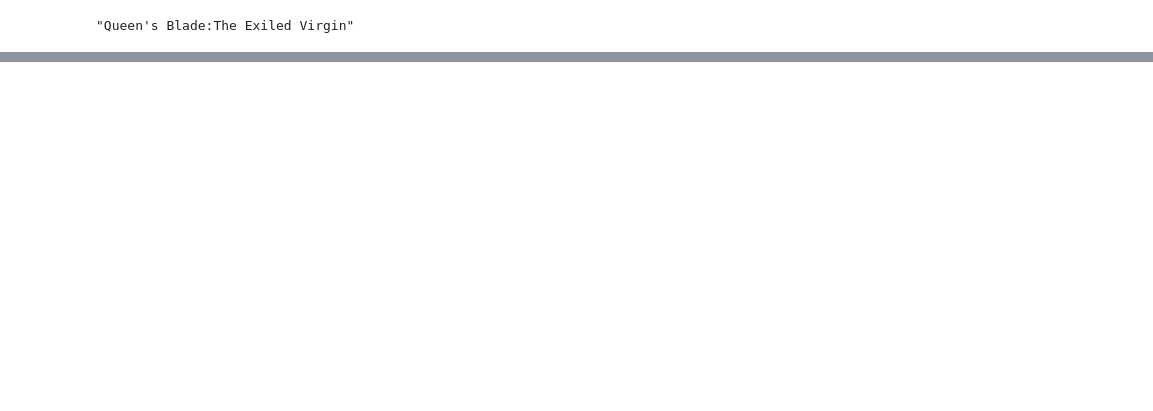
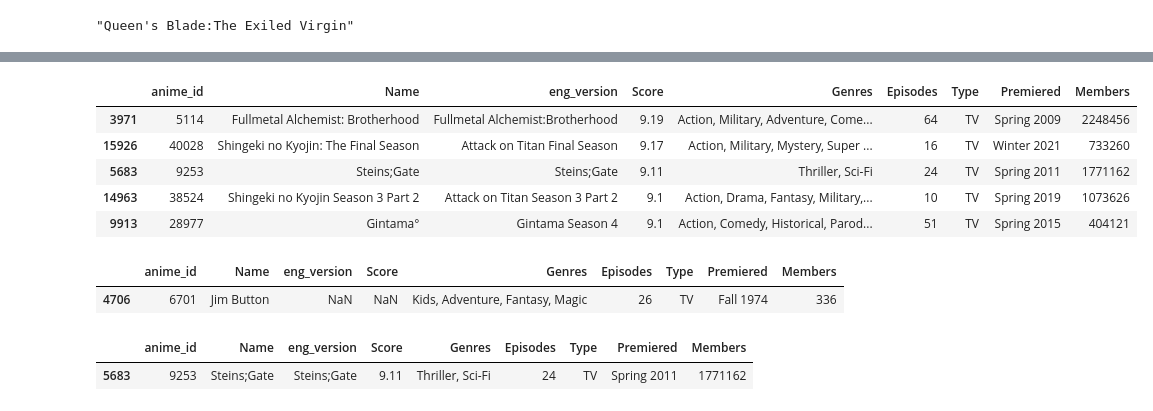
Before and after one commit to vikramjitbora/Anime-RecSys, a Jupyter notebook: notebooks/Recsys.ipynb, the cells around one changed output, grey strips where cells are left out. Saved outputs shown, nothing was run; the diff lists cells and outputs as text; code cells hidden in the pictures; blank space fills up the shorter version.

```diff
--- a/notebooks/Recsys.ipynb
+++ b/notebooks/Recsys.ipynb
@@ -442,0 +470,2 @@ getAnimeName(6704)
+# %%
+df = df[["anime_id" , "Name", "eng_version","Score","Genres","Episodes","Type","Premiered","Members"]]
@@ -442,0 +491,15 @@ getAnimeName(6704)
+# %%
+df.sort_values(by=["Score"],
+               inplace=True,
+               ascending=False,
+               kind="quicksort",
+               na_position="last")
+# %%
+df.head()
+# %% [output]
+|  | anime_id | Name | eng_version | Score | Genres | Episodes | Type | Premiered | Members |
+| 3971 | 5114 | Fullmetal Alchemist: Brotherhood | Fullmetal Alchemist:Brotherhood | 9.19 | Action, Military, Adventure, Come... | 64 | TV | Spring 2009 | 2248456 |
+| 15926 | 40028 | Shingeki no Kyojin: The Final Season | Attack on Titan Final Season | 9.17 | Action, Military, Mystery, Super ... | 16 | TV | Winter 2021 | 733260 |
+| 5683 | 9253 | Steins;Gate | Steins;Gate | 9.11 | Thriller, Sci-Fi | 24 | TV | Spring 2011 | 1771162 |
+| 14963 | 38524 | Shingeki no Kyojin Season 3 Part 2 | Attack on Titan Season 3 Part 2 | 9.1 | Action, Drama, Fantasy, Military,... | 10 | TV | Spring 2019 | 1073626 |
+| 9913 | 28977 | Gintama° | Gintama Season 4 | 9.1 | Action, Comedy, Historical, Parod... | 51 | TV | Spring 2015 | 404121 |
@@ -442,0 +517,10 @@ getAnimeName(6704)
+# %%
+getAnimeFrame(6701 , df)
+# %% [output]
+|  | anime_id | Name | eng_version | Score | Genres | Episodes | Type | Premiered | Members |
+| 4706 | 6701 | Jim Button | NaN | NaN | Kids, Adventure, Fantasy, Magic | 26 | TV | Fall 1974 | 336 |
+# %%
+getAnimeFrame("Steins;Gate",df)
+# %% [output]
+|  | anime_id | Name | eng_version | Score | Genres | Episodes | Type | Premiered | Members |
+| 5683 | 9253 | Steins;Gate | Steins;Gate | 9.11 | Thriller, Sci-Fi | 24 | TV | Spring 2011 | 1771162 |
```
Also changed, not shown: parts of 16 cells of this notebook.
